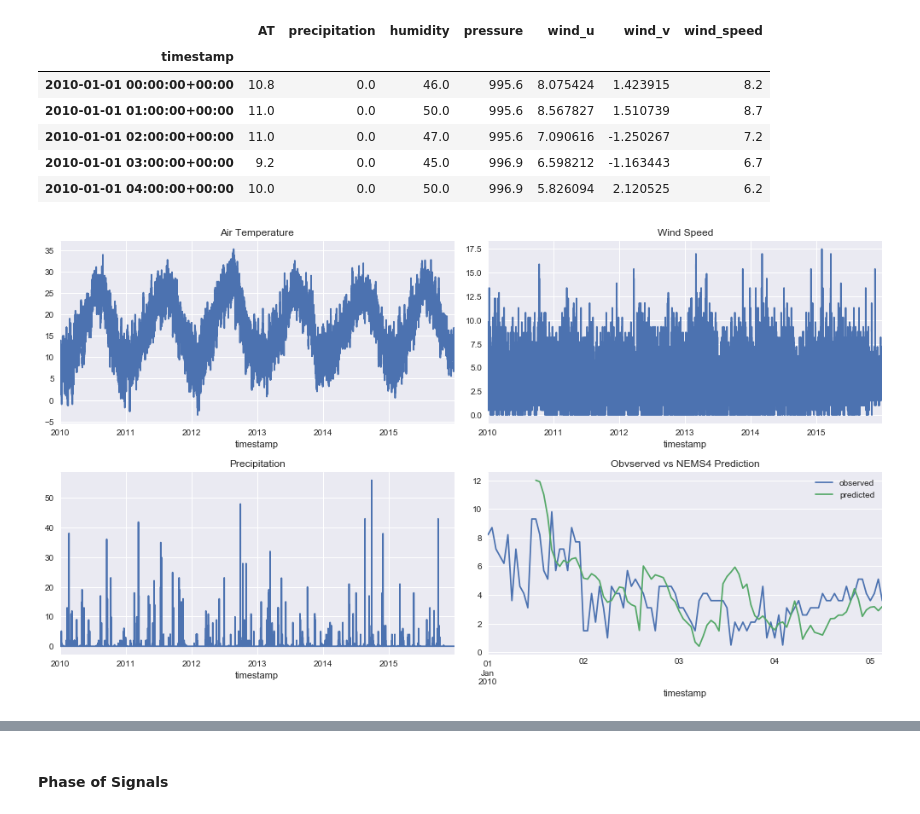
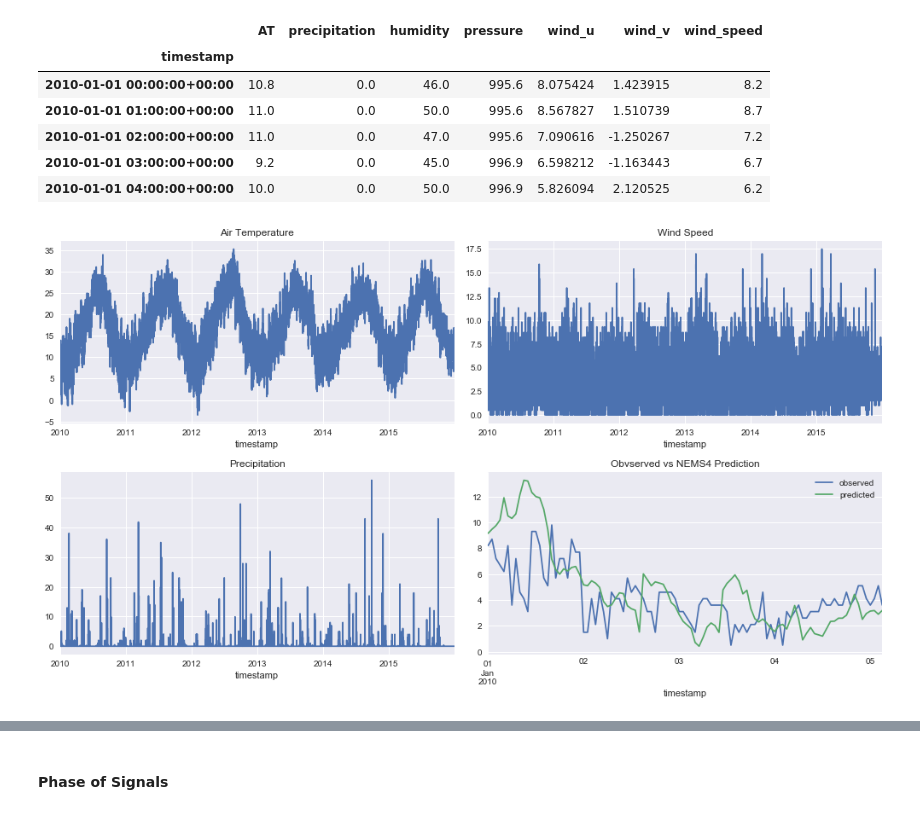
Before and after one commit to willfleury/wind-forecasting, a Jupyter notebook: Weather Data Analysis.ipynb, the cells around one changed output, grey strips where cells are left out. Cells and saved outputs as stored; diff of their text form; code cells hidden in the pictures.

```diff
--- a/Weather Data Analysis.ipynb
+++ b/Weather Data Analysis.ipynb
@@ -191,33 +187,33 @@ Number of observations: 52576
 # %%
 dataset = pd.merge(observations, nems4, left_index=True, right_index=True, how='inner')
 
 # add time & seasonaility features
 dataset['hour'] = np.floor(dataset.index.hour / 4) + 1
 dataset['month'] = np.floor(dataset.index.month) + 1
 
 plt.figure(figsize=(14, 8))
 
 plt.subplot(221)
 dataset.AT.plot()
 plt.title('Air Temperature')
 
 plt.subplot(222)
 dataset.wind_speed.plot()
 plt.title('Wind Speed')
 
 plt.subplot(223)
 dataset.precipitation.plot()
 plt.title('Precipitation')
 
 plt.subplot(224)
 dataset[:100].wind_speed.plot(label='observed')
-dataset[:100].nems4_wind_speed.shift(nems4_prediction_hours).plot(label='predicted')
+dataset[:100].nems4_wind_speed.plot(label='predicted')
 plt.title('Obvserved vs NEMS4 Prediction')
 plt.legend()
 
 plt.tight_layout()
 # %% [output]
-[figure, old version]
+[figure, new version]
 # %%
 dataset.describe()
 # %% [output]
```
Also changed, not shown: parts of 13 cells of this notebook, 1 other file.
